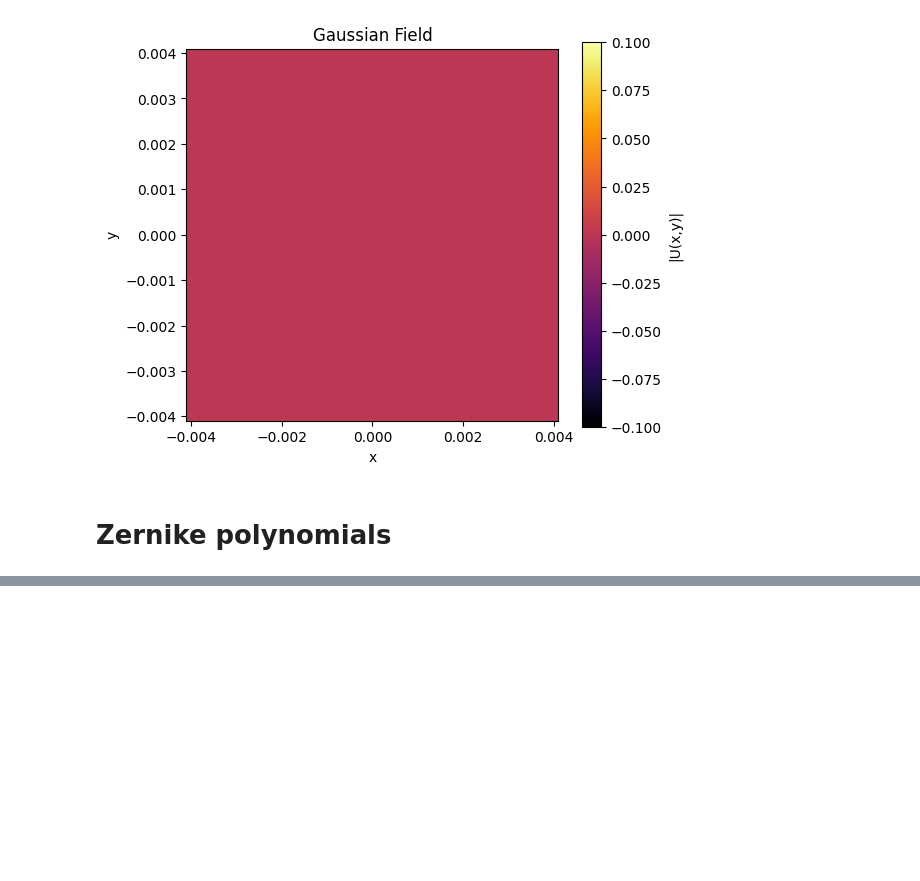
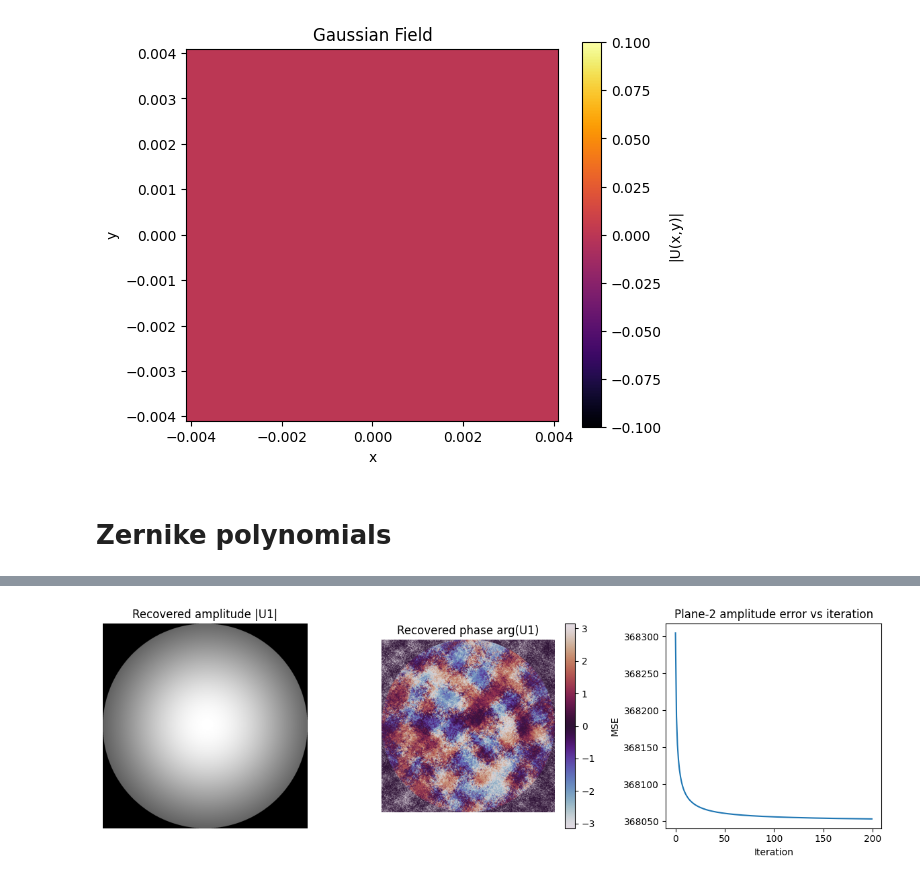
Before and after one commit to Amaan-Hans/Quantum-Computing-Optics, a Jupyter notebook: Data-generator-GS.ipynb, the cells around one changed output, grey strips where cells are left out. Cells and saved outputs as stored; diff of their text form; code cells hidden in the pictures; blank space fills up the shorter version.

Commit message:
edits-to-gerchberg

```diff
--- a/Data-generator-GS.ipynb
+++ b/Data-generator-GS.ipynb
@@ -125,0 +158,61 @@ plt.show()
+# %%
+I1 = np.load("./Simulations/A1.npy")
+I2 = np.load("./Simulations/A2.npy")
+A1 = np.sqrt(I1)
+A2 = np.sqrt(I2)
+
+
+def gerchberg_saxton(A1, A2, n_iters=200, seed = 0, eps=1e-12):
+    """
+    Gerchberg-Saxton algorithm for phase retrieval.
+    """
+    # random intial phase in plane 1
+    rng = np.random.default_rng(seed)
+    phi0 = rng.uniform(-np.pi, np.pi, A1.shape)
+    U1 = A1 * np.exp(1j * phi0)
+
+    errors = []
+
+    for i in range(n_iters):
+        # propagate to plane 2
+        U2 = np.fft.fft2(U1)
+        # enforce amplitude constraint in plane 2
+        U2 = A2 * np.exp(1j * np.angle(U2))
+        # propagate back to plane 1
+        U1 = np.fft.ifft2(U2)
+        # enforce amplitude constraint in plane 1
+        U1 = A1 * np.exp(1j * np.angle(U1))
+
+        # compute error
+        U2_check = np.fft.fft2(U1)
+        error = np.mean((np.abs(U2_check) - A2)**2)
+        errors.append(error)
+    return U1, np.array(errors)
+
+U1_est, errors = gerchberg_saxton(A1, A2, n_iters=200, seed=5)
+phase_est = np.angle(U1_est)
+amp_est = np.abs(U1_est)
+
+import matplotlib.pyplot as plt
+plt.figure(figsize=(12,4))
+
+plt.subplot(1,3,1)
+plt.imshow(amp_est, cmap="gray")
+plt.title("Recovered amplitude |U1|")
+plt.axis("off")
+
+plt.subplot(1,3,2)
+plt.imshow(phase_est, cmap="twilight")
+plt.title("Recovered phase arg(U1)")
+plt.axis("off")
+plt.colorbar()
+
+plt.subplot(1,3,3)
+plt.plot(errors)
+plt.title("Plane-2 amplitude error vs iteration")
+plt.xlabel("Iteration")
+plt.ylabel("MSE")
+plt.tight_layout()
+plt.show()
+# %% [output]
+[figure, added]
```
Also changed, not shown: parts of 1 cell of this notebook, 4 other files.
